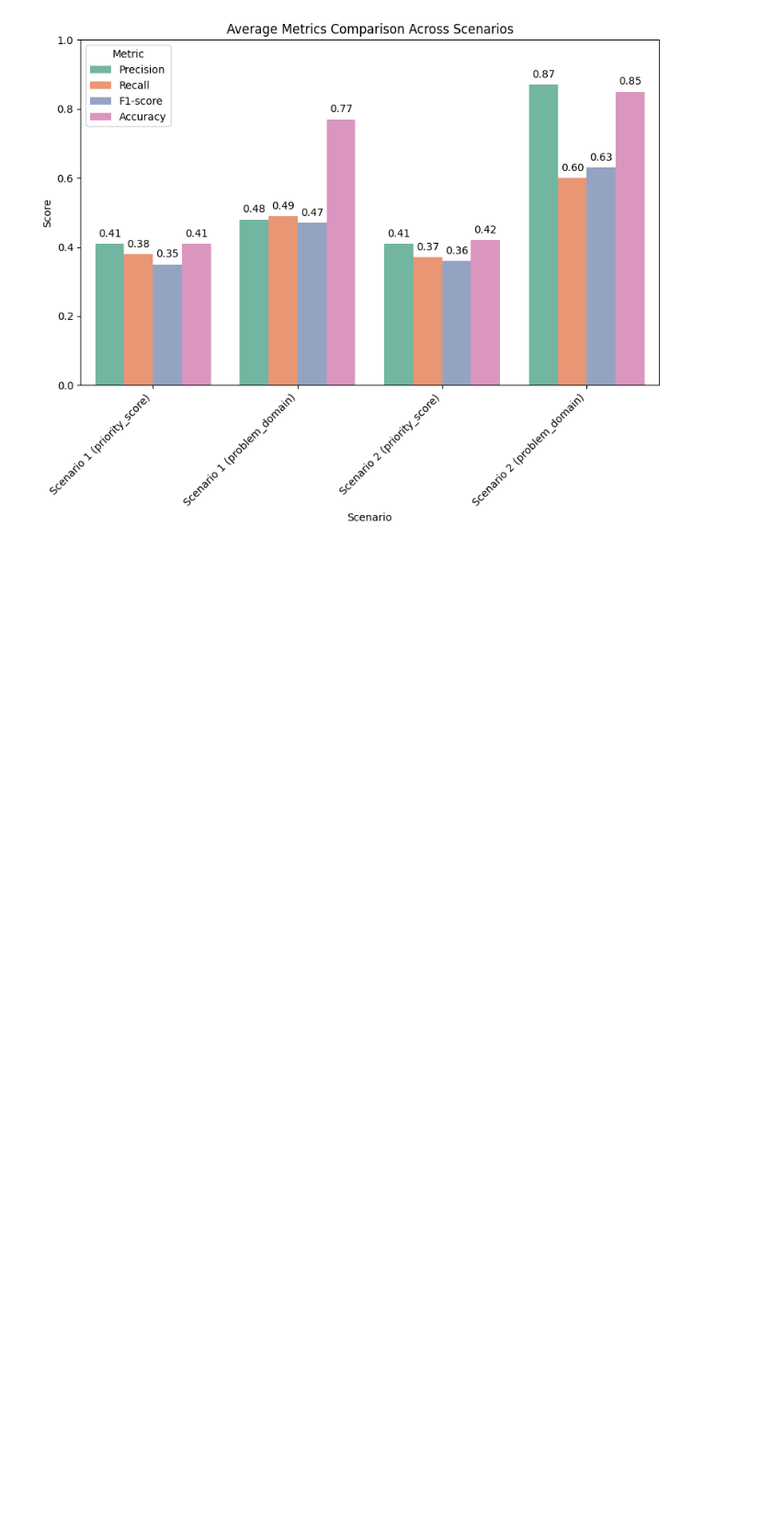
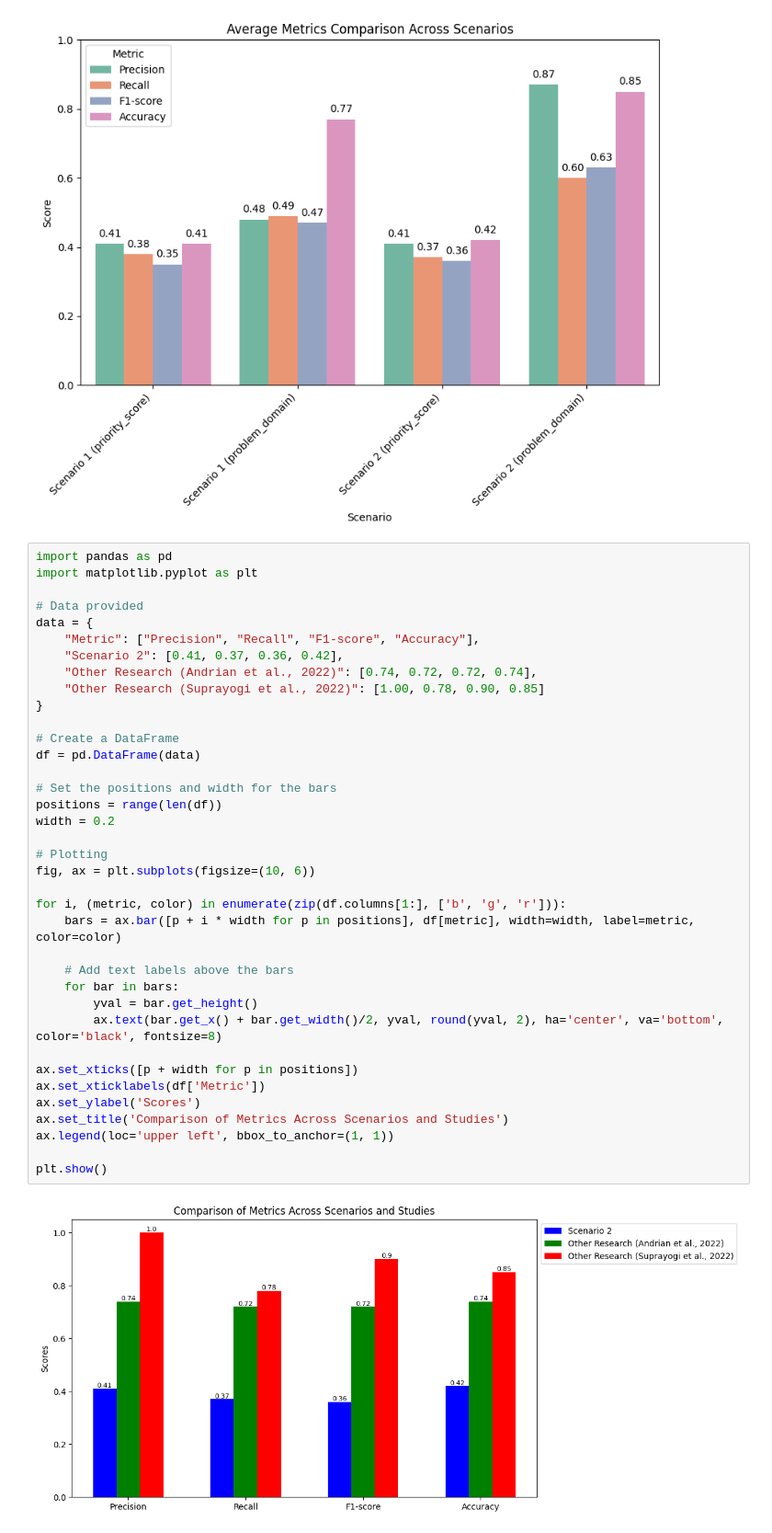
Before and after one commit to yehezkielgunawan/thesis-risk-classification, a Jupyter notebook: Visualize_Data.ipynb, the cells around one changed output. Shown: that part at 92% size. Cells and saved outputs as stored; diff of their text form; blank space fills up the shorter version.

Commit message:
update visualization graph

```diff
--- a/Visualize_Data.ipynb
+++ b/Visualize_Data.ipynb
@@ -36,3 +36,42 @@ plt.ylim(0, 1)  # Set y-axis limit to ensure annotations are visible
 plt.show()
 # %% [output]
 [figure]
+# %%
+import pandas as pd
+import matplotlib.pyplot as plt
+
+# Data provided
+data = {
+    "Metric": ["Precision", "Recall", "F1-score", "Accuracy"],
+    "Scenario 2": [0.41, 0.37, 0.36, 0.42],
+    "Other Research (Andrian et al., 2022)": [0.74, 0.72, 0.72, 0.74],
+    "Other Research (Suprayogi et al., 2022)": [1.00, 0.78, 0.90, 0.85]
+}
+
+# Create a DataFrame
+df = pd.DataFrame(data)
+
+# Set the positions and width for the bars
+positions = range(len(df))
+width = 0.2
+
+# Plotting
+fig, ax = plt.subplots(figsize=(10, 6))
+
+for i, (metric, color) in enumerate(zip(df.columns[1:], ['b', 'g', 'r'])):
+    bars = ax.bar([p + i * width for p in positions], df[metric], width=width, label=metric, color=color)
+
+    # Add text labels above the bars
+    for bar in bars:
+        yval = bar.get_height()
+        ax.text(bar.get_x() + bar.get_width()/2, yval, round(yval, 2), ha='center', va='bottom', color='black', fontsize=8)
+
+ax.set_xticks([p + width for p in positions])
+ax.set_xticklabels(df['Metric'])
+ax.set_ylabel('Scores')
+ax.set_title('Comparison of Metrics Across Scenarios and Studies')
+ax.legend(loc='upper left', bbox_to_anchor=(1, 1))
+
+plt.show()
+# %% [output]
+[figure, added]
```
